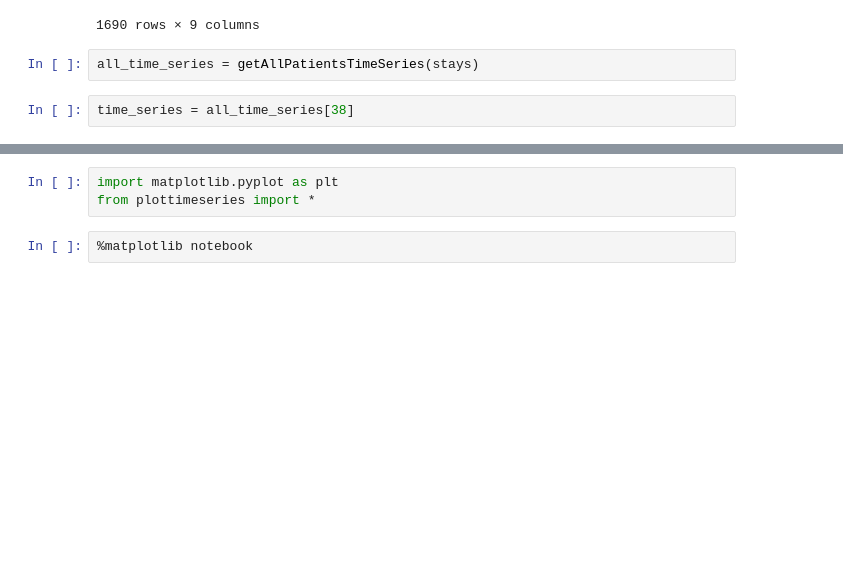
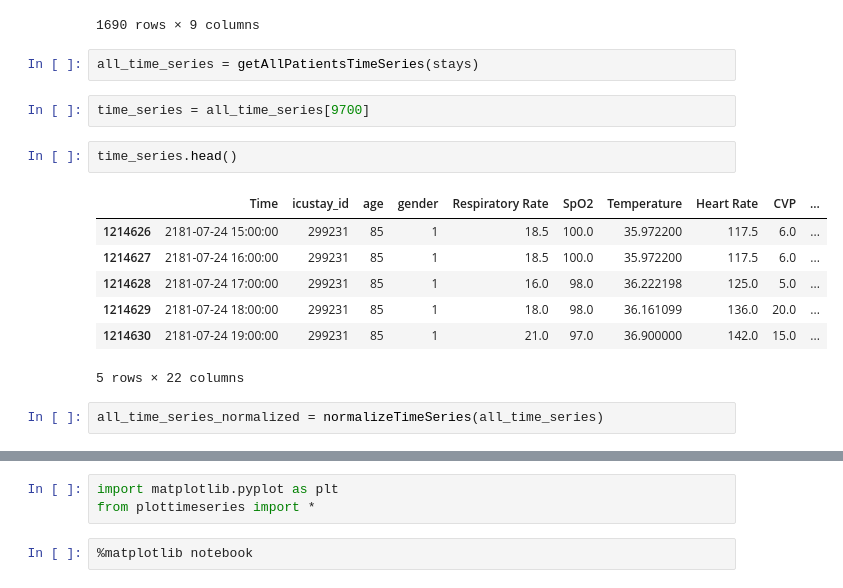
Before and after one commit to MaxPoon/Evidence-Based-Lab-Test-Critical-Value-Discovery-for-ICU-Patients, a Jupyter notebook: codes/Demo.ipynb, the cells around one changed output, grey strips where cells are left out. Saved outputs shown, nothing was run; the diff lists cells and outputs as text; blank space fills up the shorter version.

```diff
--- a/codes/Demo.ipynb
+++ b/codes/Demo.ipynb
@@ -75,4 +63,16 @@ stays_with_ventilation
 # %%
 all_time_series = getAllPatientsTimeSeries(stays)
 # %%
-time_series = all_time_series[38]
+time_series = all_time_series[9700]
+# %%
+time_series.head()
+# %% [output]
+|  | Time | icustay_id | age | gender | Respiratory Rate | SpO2 | Temperature | Heart Rate | CVP | ... |
+| 1214626 | 2181-07-24 15:00:00 | 299231 | 85 | 1 | 18.5 | 100.0 | 35.972200 | 117.5 | 6.0 | ... |
+| 1214627 | 2181-07-24 16:00:00 | 299231 | 85 | 1 | 18.5 | 100.0 | 35.972200 | 117.5 | 6.0 | ... |
+| 1214628 | 2181-07-24 17:00:00 | 299231 | 85 | 1 | 16.0 | 98.0 | 36.222198 | 125.0 | 5.0 | ... |
+| 1214629 | 2181-07-24 18:00:00 | 299231 | 85 | 1 | 18.0 | 98.0 | 36.161099 | 136.0 | 20.0 | ... |
+| 1214630 | 2181-07-24 19:00:00 | 299231 | 85 | 1 | 21.0 | 97.0 | 36.900000 | 142.0 | 15.0 | ... |
+5 rows × 22 columns
+# %%
+all_time_series_normalized = normalizeTimeSeries(all_time_series)
```
Also changed, not shown: parts of 9 cells of this notebook.
